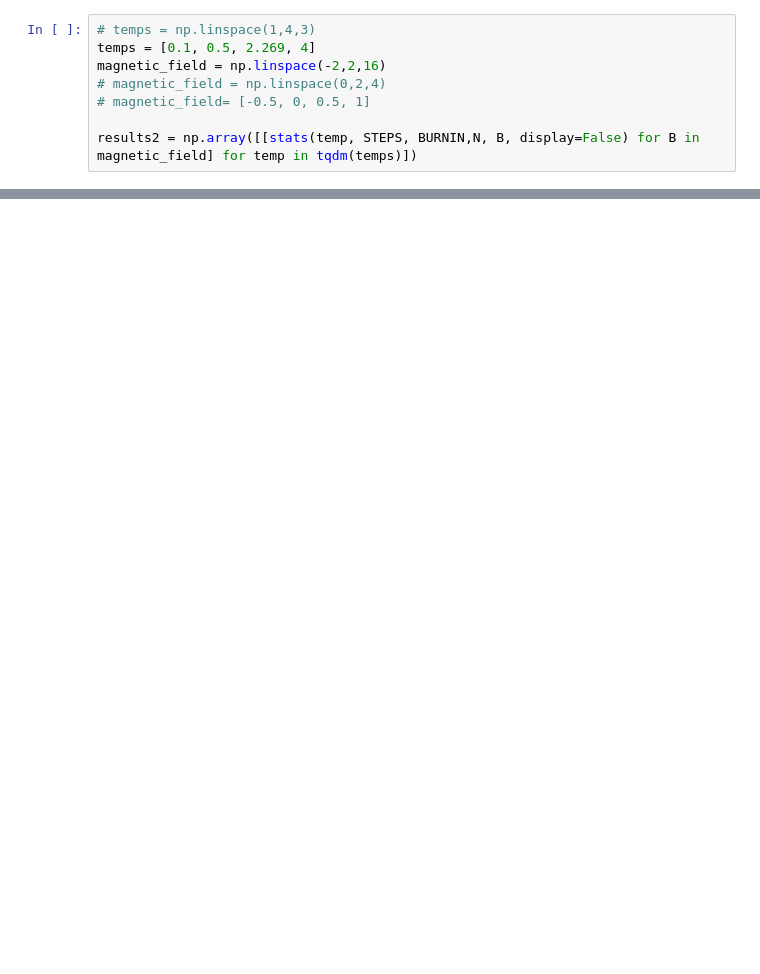
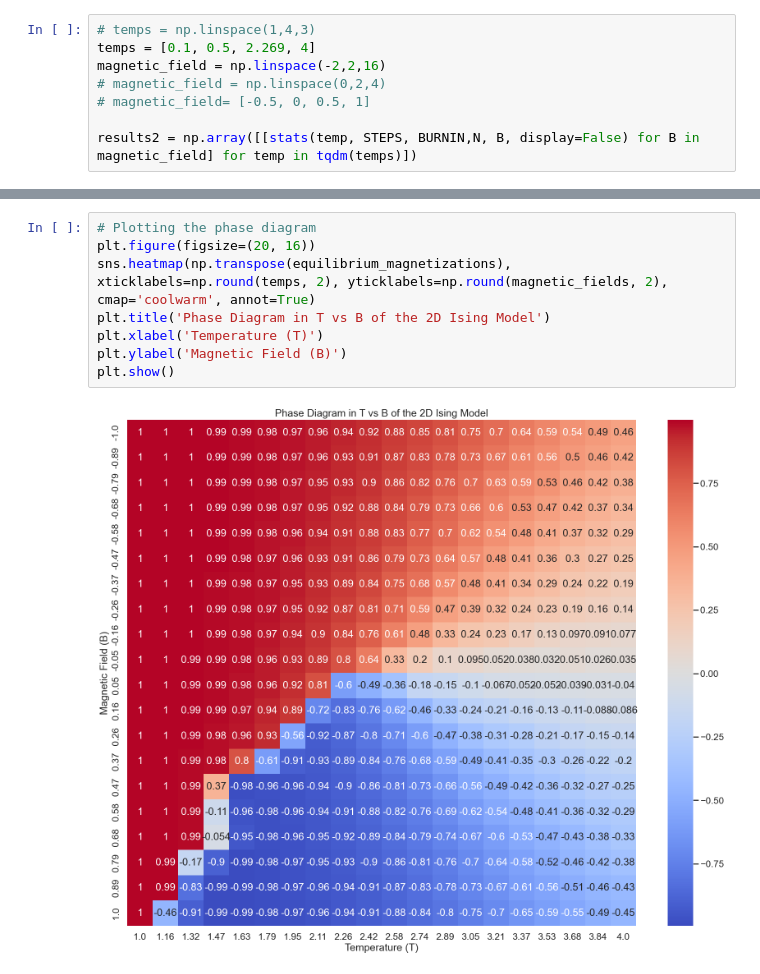
Before and after one commit to leo-megliola/2D-Icing-MCMC, a Jupyter notebook: partA.ipynb, the cells around one changed output, grey strips where cells are left out. Drawn from its saved outputs; the diff is of its cells as text; blank space fills up the shorter version.

```diff
--- a/partA.ipynb
+++ b/partA.ipynb
@@ -170,0 +190,10 @@ axes_shape (2, 2)
+# %%
+# Plotting the phase diagram
+plt.figure(figsize=(20, 16))
+sns.heatmap(np.transpose(equilibrium_magnetizations), xticklabels=np.round(temps, 2), yticklabels=np.round(magnetic_fields, 2), cmap='coolwarm', annot=True)
+plt.title('Phase Diagram in T vs B of the 2D Ising Model')
+plt.xlabel('Temperature (T)')
+plt.ylabel('Magnetic Field (B)')
+plt.show()
+# %% [output]
+[figure, added]
```
Also changed, not shown: parts of 5 cells of this notebook, 1 other file.
